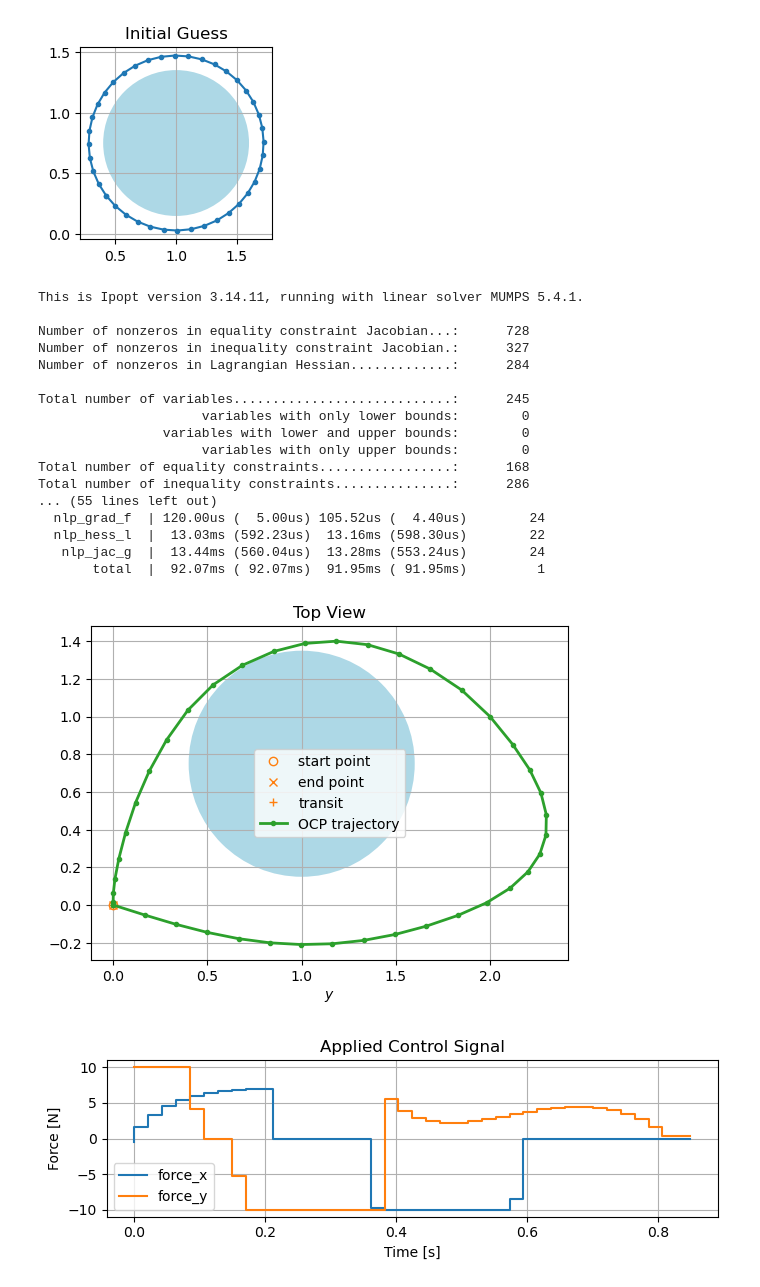
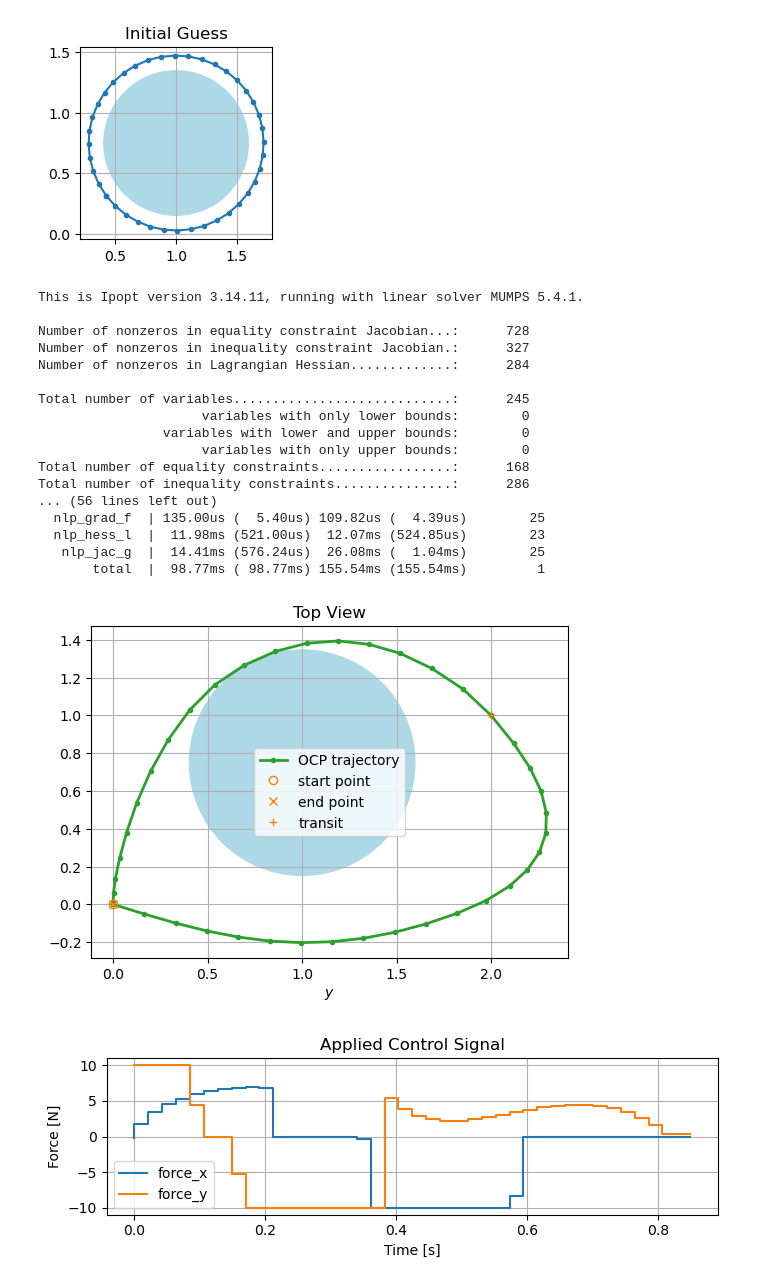
Before and after one commit to billtubbs/casadi-examples, a Jupyter notebook: 09-Time-Optimal-Control.ipynb, the cells around one changed output. Cells and saved outputs as stored; diff of their text form; code cells hidden in the pictures.

```diff
--- a/09-Time-Optimal-Control.ipynb
+++ b/09-Time-Optimal-Control.ipynb
@@ -675,7 +706,7 @@ Explanation of the dense column in the constraint Jacobian:
 Solution:
  - Modify the problem by creating a local timestep for each iteration, $\Delta T_k$, and then add constraints to ensure $\Delta T_{k+1} = \Delta T_k$.
 # %%
-opti = cas.Opti()
+opti = Opti()
 
 # Decision variables for states
 X = opti.variable(nx, N+1)
@@ -867,7 +898,7 @@ def obstacle_avoidance_problem(
         X_pos_init=None
     ):
 
-    opti = cas.Opti()
+    opti = Opti()
 
     # Decision variables for simulation time
     T = opti.variable()
@@ -894,8 +925,8 @@ def obstacle_avoidance_problem(
     obstacle_constraints = []
     for k in range(N+1):
         # Note: cas.norm_2 is not vectorizable
-        distance_from_obstacle_centre = cas.norm_2(X[:2, k] - cas.DM(obstacle_centre))
-        constraint = distance_from_obstacle_centre > cas.DM(obstacle_radius)
+        distance_from_obstacle_centre = cas.norm_2(X[:2, k] - DM(obstacle_centre))
+        constraint = distance_from_obstacle_centre > DM(obstacle_radius)
         opti.subject_to(constraint)
         obstacle_constraints.append(constraint)
     #obstacle_constraints = cas.sum1((X[:2,:] - obstacle_centre)**2) >= obstacle_radius**2
@@ -905,16 +936,16 @@ def obstacle_avoidance_problem(
     opti.subject_to(opti.bounded(T_min, T, T_max))
 
     # Initial and final constraints
-    opti.subject_to(X[:2, 0] == cas.DM(start_pos))
+    opti.subject_to(X[:2, 0] == DM(start_pos))
     if start_vel is not None:
-        opti.subject_to(X[2:, 0] == cas.DM(start_vel))
-    opti.subject_to(X[:2, -1] == cas.DM(end_pos))
+        opti.subject_to(X[2:, 0] == DM(start_vel))
+    opti.subject_to(X[:2, -1] == DM(end_pos))
     if end_vel is not None:
-        opti.subject_to(X[2:, -1] == cas.DM(end_vel))
+        opti.subject_to(X[2:, -1] == DM(end_vel))
     if k_transit is not None:
-        opti.subject_to(X[:2, k_transit] == cas.DM(transit_pos))
+        opti.subject_to(X[:2, k_transit] == DM(transit_pos))
         if transit_vel is not None:
-            opti.subject_to(X[2:, k_transit] == cas.DM(transit_vel))
+            opti.subject_to(X[2:, k_transit] == DM(transit_vel))
 
     # Initial guess
     opti.set_initial(T, (T_min + T_max) / 2)
@@ -983,14 +1014,14 @@ def make_trajectory_plot_with_obstacle(
         facecolor='lightblue',
     )
     ax.add_patch(circle)
+    ax.plot(x_sol[0, :].T, x_sol[1, :].T, '.-', color='tab:green', linewidth=2, label='OCP trajectory')
     plt.plot(start_pos[0], start_pos[1], 'o', fillstyle='none',
              markeredgecolor='tab:orange', label='start point')
     plt.plot(end_pos[0], end_pos[1], 'x', fillstyle='none',
              markeredgecolor='tab:orange', label='end point')
     if transit_pos is not None:
-        plt.plot(end_pos[0], end_pos[1], '+', fillstyle='none',
+        plt.plot(transit_pos[0], transit_pos[1], '+', fillstyle='none',
              markeredgecolor='tab:orange', label='transit')
-    ax.plot(x_sol[0, :].T, x_sol[1, :].T, '.-', color='tab:green', linewidth=2, label='OCP trajectory')
     ax.legend()
     ax.set_xlabel('$x$')
     ax.set_xlabel('$y$')
@@ -1006,7 +1037,7 @@ ax = make_trajectory_plot_with_obstacle(
     obstacle_centre, obstacle_radius
 )
 plt.tight_layout()
-filename = f'toc_sol_1_1a_top_view.pdf'
+filename = 'toc_sol_2_1_top_view.pdf'
 plt.savefig(os.path.join(plot_dir, filename))
 plt.show()
 # %% [output]
@@ -1163,7 +1194,7 @@ opti, T, U, X, obstacle_constraints = obstacle_avoidance_problem(
     start_pos,
     end_pos,
     obstacle_centre,
-    obstacle_radius + d_radius,
+    obstacle_radius,
     start_vel=[0, 0],
     T_max=3.0,
     k_transit=k_transit,
@@ -1190,24 +1221,24 @@ Total number of variables............................:      245
                      variables with only upper bounds:        0
 Total number of equality constraints.................:      168
 Total number of inequality constraints...............:      286
-... (55 lines left out)
-  nlp_grad_f  | 120.00us (  5.00us) 105.52us (  4.40us)        24
-  nlp_hess_l  |  13.03ms (592.23us)  13.16ms (598.30us)        22
-   nlp_jac_g  |  13.44ms (560.04us)  13.28ms (553.24us)        24
-       total  |  92.07ms ( 92.07ms)  91.95ms ( 91.95ms)         1
+... (56 lines left out)
+  nlp_grad_f  | 135.00us (  5.40us) 109.82us (  4.39us)        25
+  nlp_hess_l  |  11.98ms (521.00us)  12.07ms (524.85us)        23
+   nlp_jac_g  |  14.41ms (576.24us)  26.08ms (  1.04ms)        25
+       total  |  98.77ms ( 98.77ms) 155.54ms (155.54ms)         1
 # %%
 x_sol = sol.value(X)
 ax = make_trajectory_plot_with_obstacle(
     x_sol, start_pos, end_pos,
     obstacle_centre, obstacle_radius,
-    transit_pos
+    transit_pos=transit_pos
 )
 plt.tight_layout()
-filename = f'toc_sol_1_1a_top_view.pdf'
+filename = 'toc_sol_2_2_top_view.pdf'
 plt.savefig(os.path.join(plot_dir, filename))
 plt.show()
 # %% [output]
-[figure, old version]
+[figure, new version]
 # %%
 t_grid = np.linspace(0, T_sol, N+1)
 usol = sol.value(U)
```
Also changed, not shown: parts of 35 cells of this notebook.
